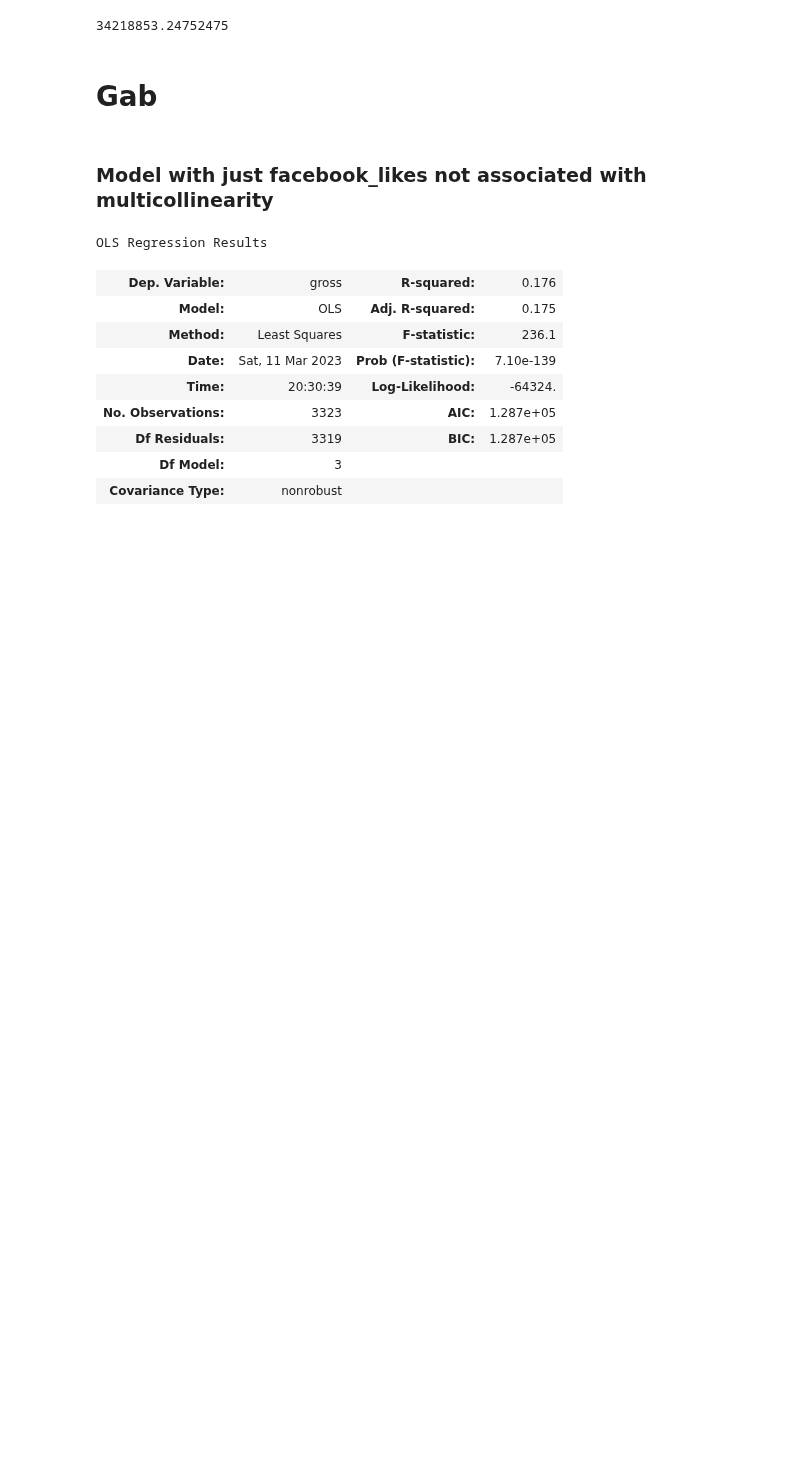
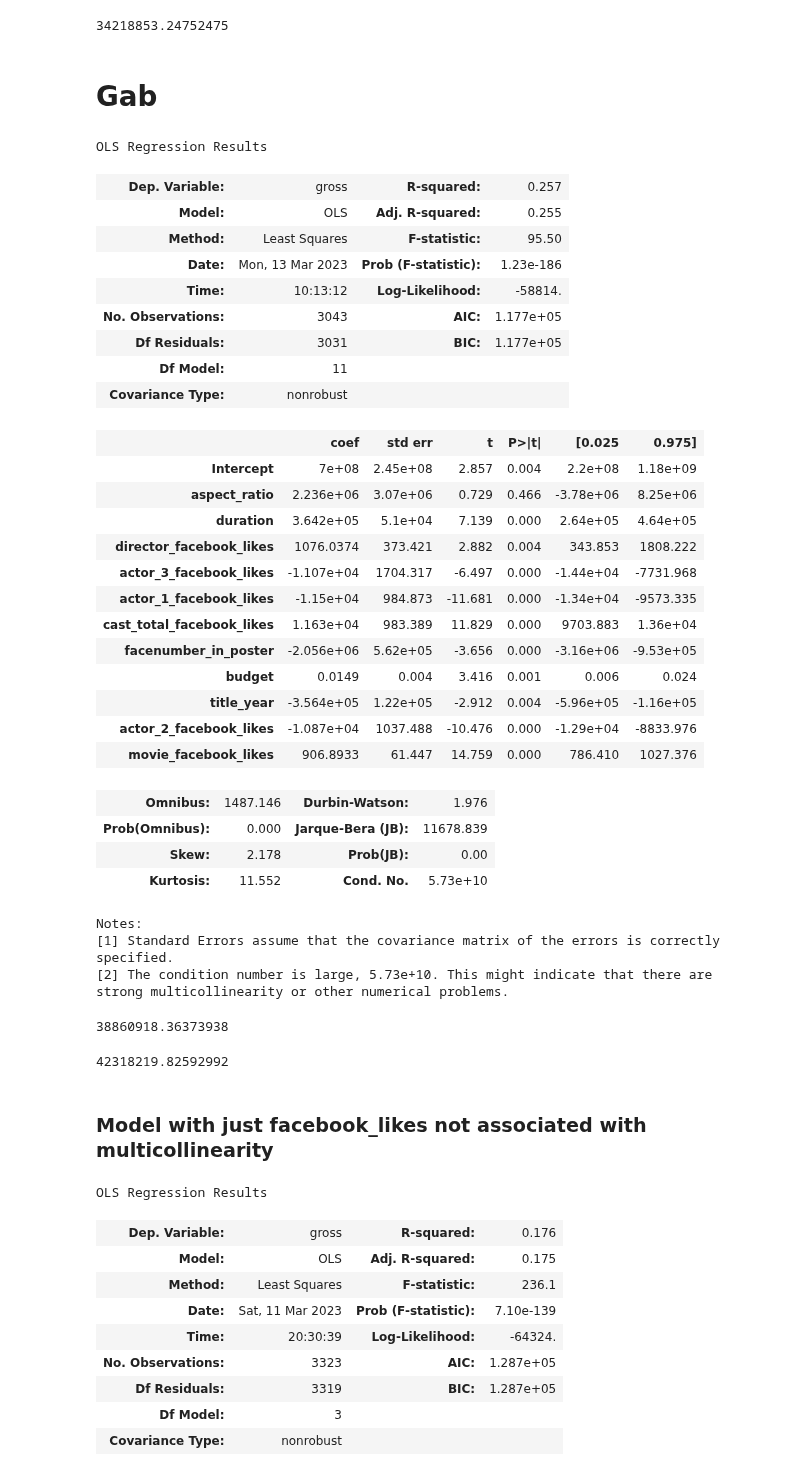
Before and after one commit to kennyeon/Too-Pullz-Project, a Jupyter notebook: IMDB_Regression.ipynb, the cells around one changed output. Saved outputs shown, nothing was run; the diff lists cells and outputs as text; code cells hidden in the pictures; blank space fills up the shorter version.

```diff
--- a/IMDB_Regression.ipynb
+++ b/IMDB_Regression.ipynb
@@ -199,6 +325,56 @@ test.budget.mean()
 34218853.24752475
 # %% [markdown]
 # Gab
+# %%
+#cont_varib = movies.corrwith(movies.gross).drop(['gross', 'num_voted_users', 'num_user_for_reviews', 'imdb_score', 'num_critic_for_reviews', 'actor_1_facebook_likes', 'actor_2_facebook_likes', 'actor_3_facebook_likes']).index.to_list()
+cont_varib = movies.corrwith(movies.gross).drop(['gross', 'num_voted_users', 'num_user_for_reviews', 'imdb_score', 'num_critic_for_reviews']).index.to_list()
+model = smf.ols(formula = 'gross~aspect_ratio+'+ '+'.join([str(x) for x in cont_varib]), data = train).fit()
+model.summary()
+# %% [output]
+OLS Regression Results
+| Dep. Variable: | gross | R-squared: | 0.257 |
+| Model: | OLS | Adj. R-squared: | 0.255 |
+| Method: | Least Squares | F-statistic: | 95.50 |
+| Date: | Mon, 13 Mar 2023 | Prob (F-statistic): | 1.23e-186 |
+| Time: | 10:13:12 | Log-Likelihood: | -58814. |
+| No. Observations: | 3043 | AIC: | 1.177e+05 |
+| Df Residuals: | 3031 | BIC: | 1.177e+05 |
+| Df Model: | 11 |  |  |
+| Covariance Type: | nonrobust |  |  |
+|  | coef | std err | t | P>|t| | [0.025 | 0.975] |
+| Intercept | 7e+08 | 2.45e+08 | 2.857 | 0.004 | 2.2e+08 | 1.18e+09 |
+| aspect_ratio | 2.236e+06 | 3.07e+06 | 0.729 | 0.466 | -3.78e+06 | 8.25e+06 |
+| duration | 3.642e+05 | 5.1e+04 | 7.139 | 0.000 | 2.64e+05 | 4.64e+05 |
+| director_facebook_likes | 1076.0374 | 373.421 | 2.882 | 0.004 | 343.853 | 1808.222 |
+| actor_3_facebook_likes | -1.107e+04 | 1704.317 | -6.497 | 0.000 | -1.44e+04 | -7731.968 |
+| actor_1_facebook_likes | -1.15e+04 | 984.873 | -11.681 | 0.000 | -1.34e+04 | -9573.335 |
+| cast_total_facebook_likes | 1.163e+04 | 983.389 | 11.829 | 0.000 | 9703.883 | 1.36e+04 |
+| facenumber_in_poster | -2.056e+06 | 5.62e+05 | -3.656 | 0.000 | -3.16e+06 | -9.53e+05 |
+| budget | 0.0149 | 0.004 | 3.416 | 0.001 | 0.006 | 0.024 |
+| title_year | -3.564e+05 | 1.22e+05 | -2.912 | 0.004 | -5.96e+05 | -1.16e+05 |
+| actor_2_facebook_likes | -1.087e+04 | 1037.488 | -10.476 | 0.000 | -1.29e+04 | -8833.976 |
+| movie_facebook_likes | 906.8933 | 61.447 | 14.759 | 0.000 | 786.410 | 1027.376 |
+| Omnibus: | 1487.146 | Durbin-Watson: | 1.976 |
+| Prob(Omnibus): | 0.000 | Jarque-Bera (JB): | 11678.839 |
+| Skew: | 2.178 | Prob(JB): | 0.00 |
+| Kurtosis: | 11.552 | Cond. No. | 5.73e+10 |
+Notes:
+[1] Standard Errors assume that the covariance matrix of the errors is correctly specified.
+[2] The condition number is large, 5.73e+10. This might indicate that there are
+strong multicollinearity or other numerical problems.
+# %%
+#MAE
+predictions = model.predict(test)
+
+#Computing MAE on test data
+(np.abs(test.gross - predictions)).mean()
+# %% [output]
+38860918.36373938
+# %%
+moviesk = movies
+KFoldCV(formula = 'gross~aspect_ratio+'+ '+'.join([str(x) for x in cont_varib]))
+# %% [output]
+42318219.82592992
 # %% [markdown]
 ### Model with just facebook_likes not associated with multicollinearity
 # %%
```
Also changed, not shown: parts of 20 cells of this notebook.
